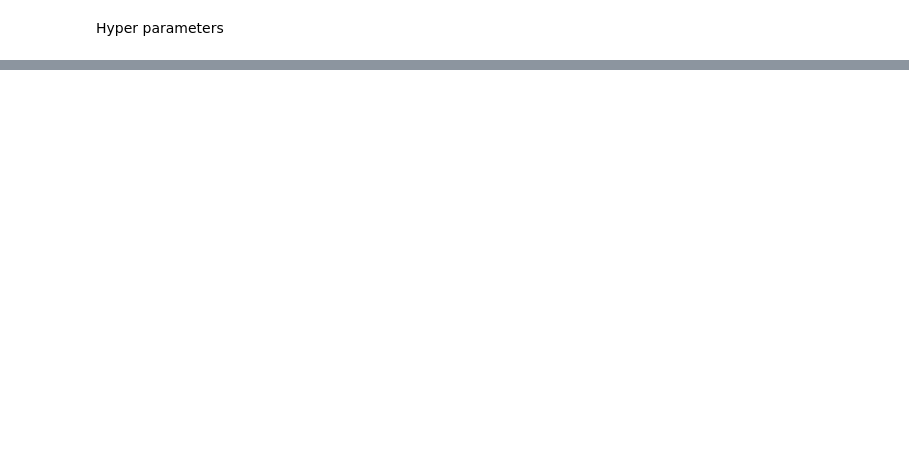
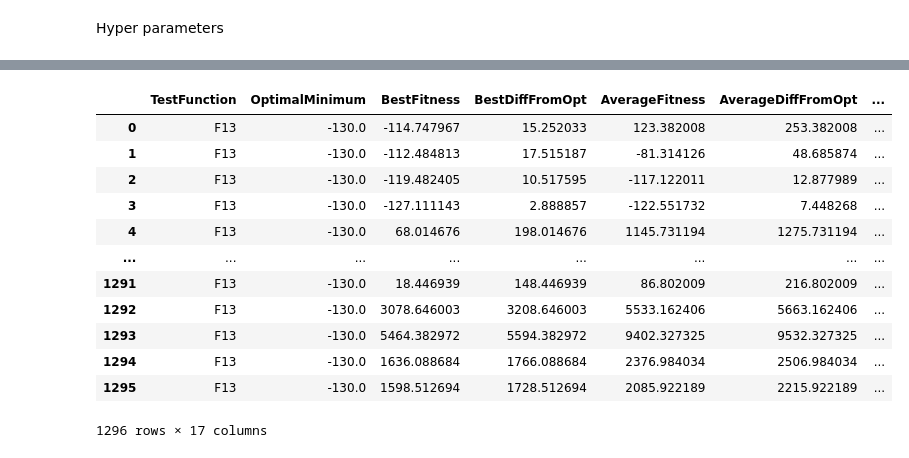
Before and after one commit to csupika/F21BC-CW2-GA-PSO, a Jupyter notebook: GA_notebook.ipynb, the cells around one changed output, grey strips where cells are left out. Cells and saved outputs as stored; diff of their text form; code cells hidden in the pictures; blank space fills up the shorter version.

```diff
--- a/GA_notebook.ipynb
+++ b/GA_notebook.ipynb
@@ -127,0 +182,16 @@ df
+# %%
+df.query("TestFunction == 'F13'")
+# %% [output]
+|  | TestFunction | OptimalMinimum | BestFitness | BestDiffFromOpt | AverageFitness | AverageDiffFromOpt | ... |
+| 0 | F13 | -130.0 | -114.747967 | 15.252033 | 123.382008 | 253.382008 | ... |
+| 1 | F13 | -130.0 | -112.484813 | 17.515187 | -81.314126 | 48.685874 | ... |
+| 2 | F13 | -130.0 | -119.482405 | 10.517595 | -117.122011 | 12.877989 | ... |
+| 3 | F13 | -130.0 | -127.111143 | 2.888857 | -122.551732 | 7.448268 | ... |
+| 4 | F13 | -130.0 | 68.014676 | 198.014676 | 1145.731194 | 1275.731194 | ... |
+| ... | ... | ... | ... | ... | ... | ... | ... |
+| 1291 | F13 | -130.0 | 18.446939 | 148.446939 | 86.802009 | 216.802009 | ... |
+| 1292 | F13 | -130.0 | 3078.646003 | 3208.646003 | 5533.162406 | 5663.162406 | ... |
+| 1293 | F13 | -130.0 | 5464.382972 | 5594.382972 | 9402.327325 | 9532.327325 | ... |
+| 1294 | F13 | -130.0 | 1636.088684 | 1766.088684 | 2376.984034 | 2506.984034 | ... |
+| 1295 | F13 | -130.0 | 1598.512694 | 1728.512694 | 2085.922189 | 2215.922189 | ... |
+1296 rows × 17 columns
```
Also changed, not shown: parts of 18 cells of this notebook.
